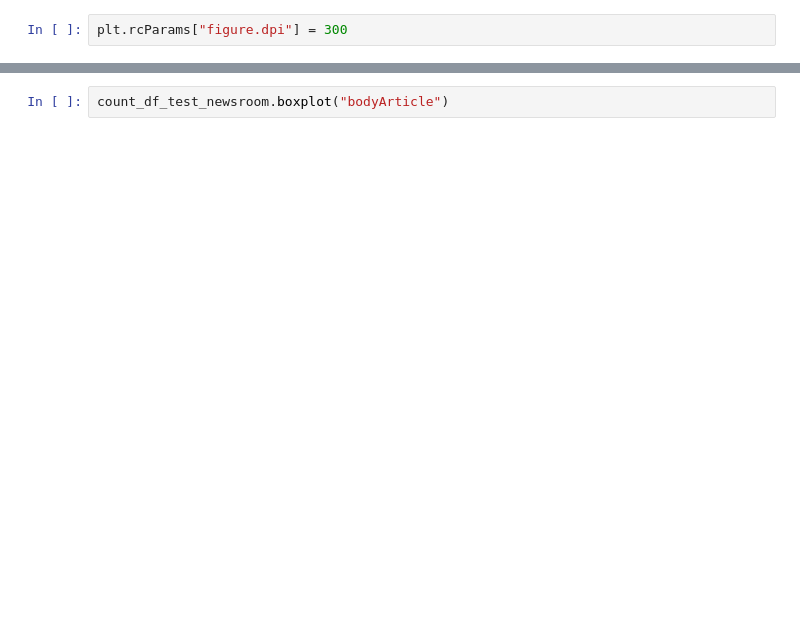
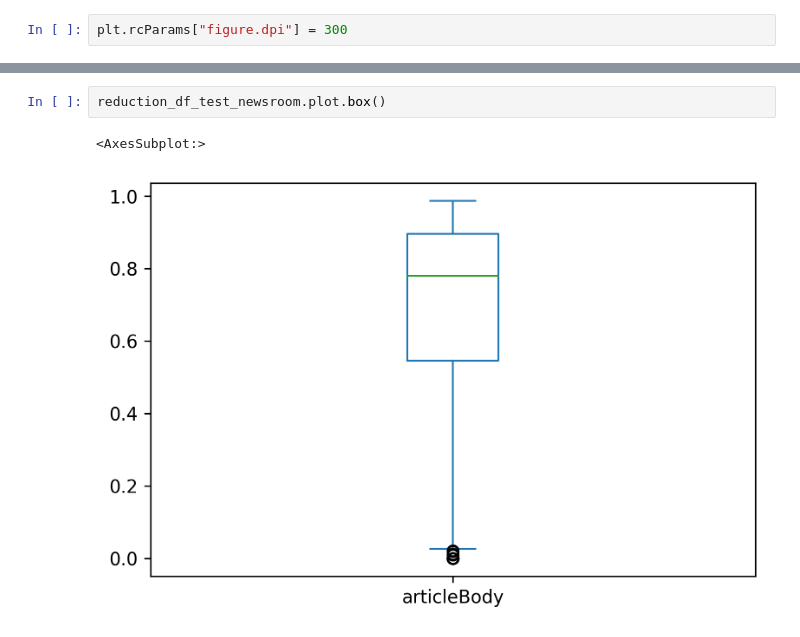
Before and after one commit to thomasvant/ir-nlp, a Jupyter notebook: data-manipulation.ipynb, the cells around one changed output, grey strips where cells are left out. Cells and saved outputs as stored; diff of their text form; blank space fills up the shorter version.

```diff
--- a/data-manipulation.ipynb
+++ b/data-manipulation.ipynb
@@ -164,3 +175,6 @@ reduction_df_test_cnn_dailymail.boxplot("bodyArticle")
 # %%
-count_df_test_newsroom.boxplot("bodyArticle")
+reduction_df_test_newsroom.plot.box()
+# %% [output]
+<AxesSubplot:>
+[figure, added]
 # %%
```
Also changed, not shown: parts of 7 cells of this notebook.
